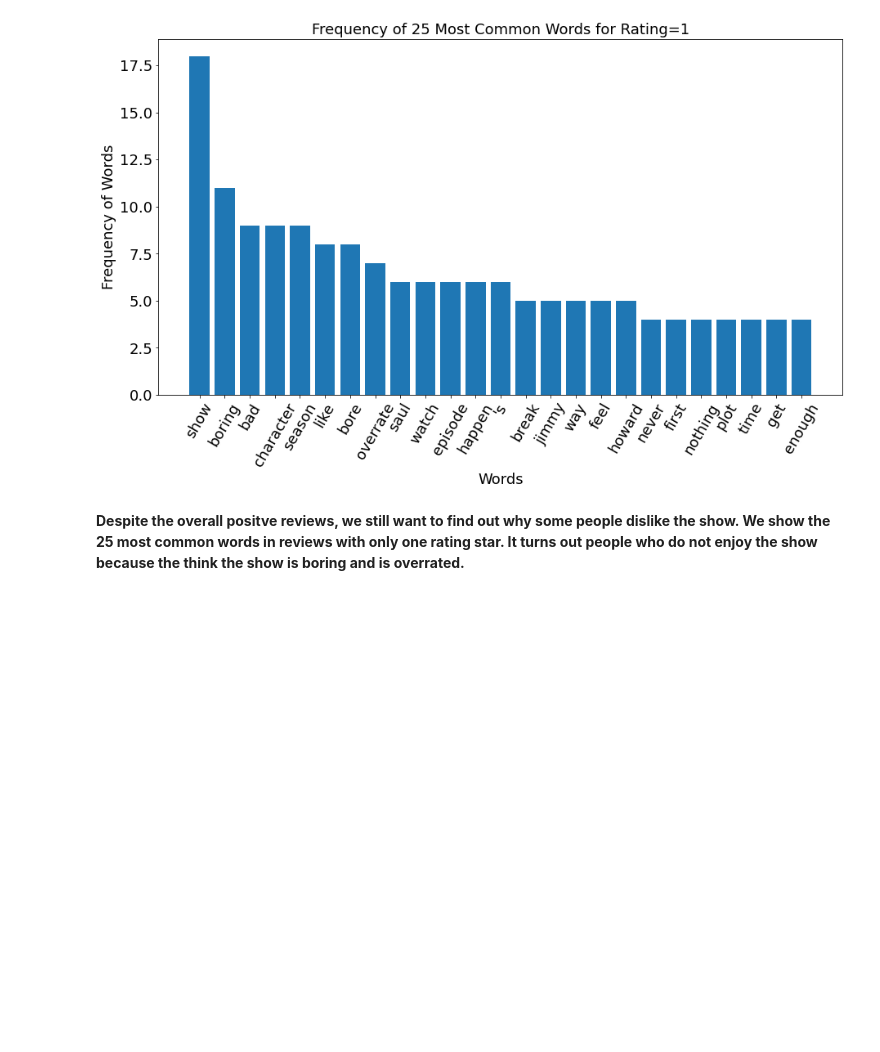
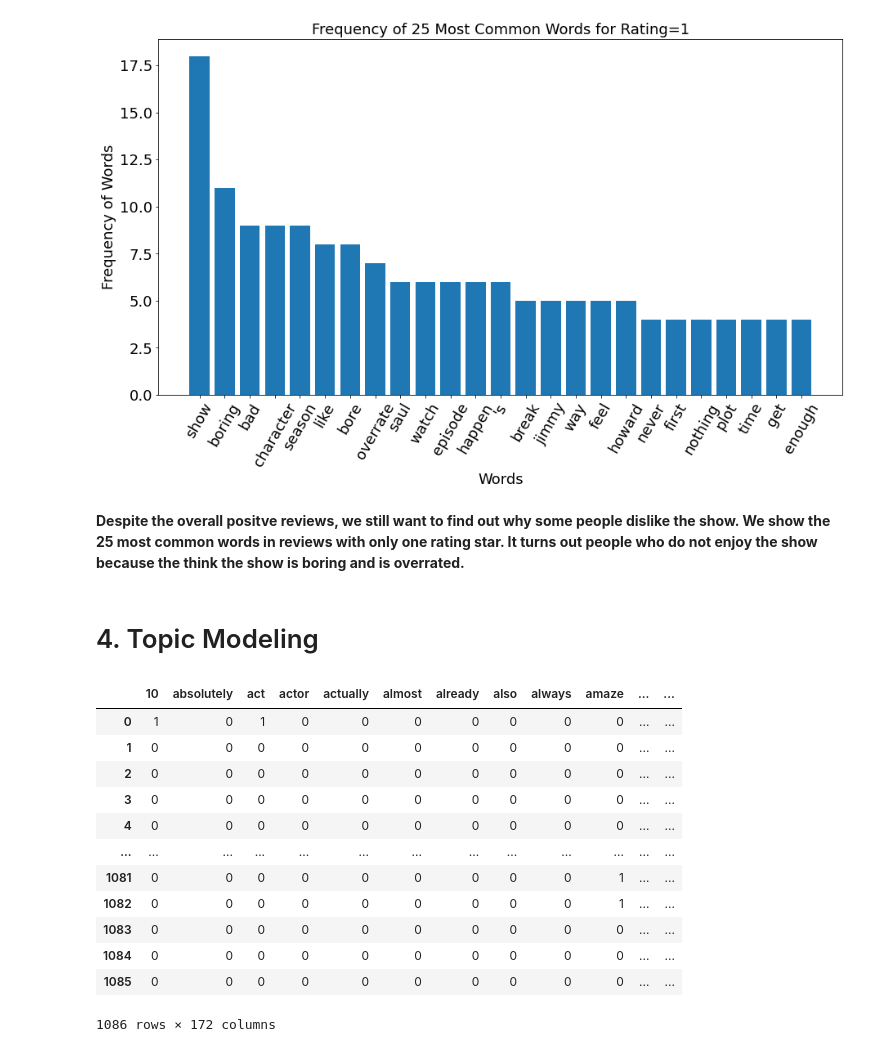
Before and after one commit to m724297540/Do-people-like-better-call-saul, a Jupyter notebook: EDA_audience_reviews.ipynb, the cells around one changed output. Cells and saved outputs as stored; diff of their text form; code cells hidden in the pictures; blank space fills up the shorter version.

```diff
--- a/EDA_audience_reviews.ipynb
+++ b/EDA_audience_reviews.ipynb
@@ -197,3 +197,25 @@ plt.show()
 [figure]
 # %% [markdown]
 **Despite the overall positve reviews, we still want to find out why some people dislike the show. We show the 25 most common words in reviews with only one rating star. It turns out people who do not enjoy the show because the think the show is boring and is overrated.**
+# %% [markdown]
+# 4. Topic Modeling
+# %%
+tf_vectorizer = CountVectorizer(max_df=0.9, min_df=25, max_features=5000)
+tf = tf_vectorizer.fit_transform(df['review_text_processed'].values.astype('U'))
+tf_feature_names = tf_vectorizer.get_feature_names()
+doc_term_matrix = pd.DataFrame(tf.toarray(), columns=list(tf_feature_names))
+doc_term_matrix
+# %% [output]
+|  | 10 | absolutely | act | actor | actually | almost | already | also | always | amaze | ... | ... |
+| 0 | 1 | 0 | 1 | 0 | 0 | 0 | 0 | 0 | 0 | 0 | ... | ... |
+| 1 | 0 | 0 | 0 | 0 | 0 | 0 | 0 | 0 | 0 | 0 | ... | ... |
+| 2 | 0 | 0 | 0 | 0 | 0 | 0 | 0 | 0 | 0 | 0 | ... | ... |
+| 3 | 0 | 0 | 0 | 0 | 0 | 0 | 0 | 0 | 0 | 0 | ... | ... |
+| 4 | 0 | 0 | 0 | 0 | 0 | 0 | 0 | 0 | 0 | 0 | ... | ... |
+| ... | ... | ... | ... | ... | ... | ... | ... | ... | ... | ... | ... | ... |
+| 1081 | 0 | 0 | 0 | 0 | 0 | 0 | 0 | 0 | 0 | 1 | ... | ... |
+| 1082 | 0 | 0 | 0 | 0 | 0 | 0 | 0 | 0 | 0 | 1 | ... | ... |
+| 1083 | 0 | 0 | 0 | 0 | 0 | 0 | 0 | 0 | 0 | 0 | ... | ... |
+| 1084 | 0 | 0 | 0 | 0 | 0 | 0 | 0 | 0 | 0 | 0 | ... | ... |
+| 1085 | 0 | 0 | 0 | 0 | 0 | 0 | 0 | 0 | 0 | 0 | ... | ... |
+1086 rows × 172 columns
```
Also changed, not shown: parts of 10 cells of this notebook, 1 other file.
